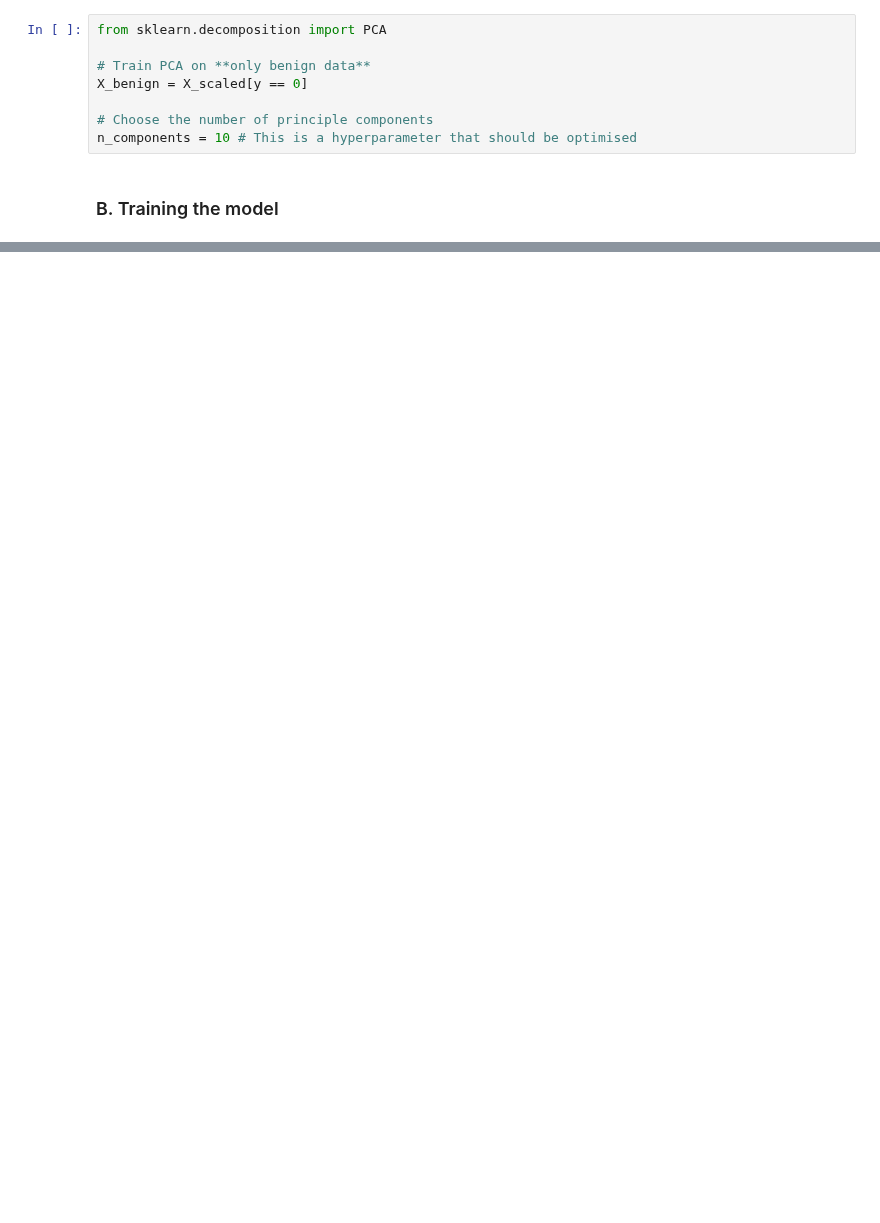
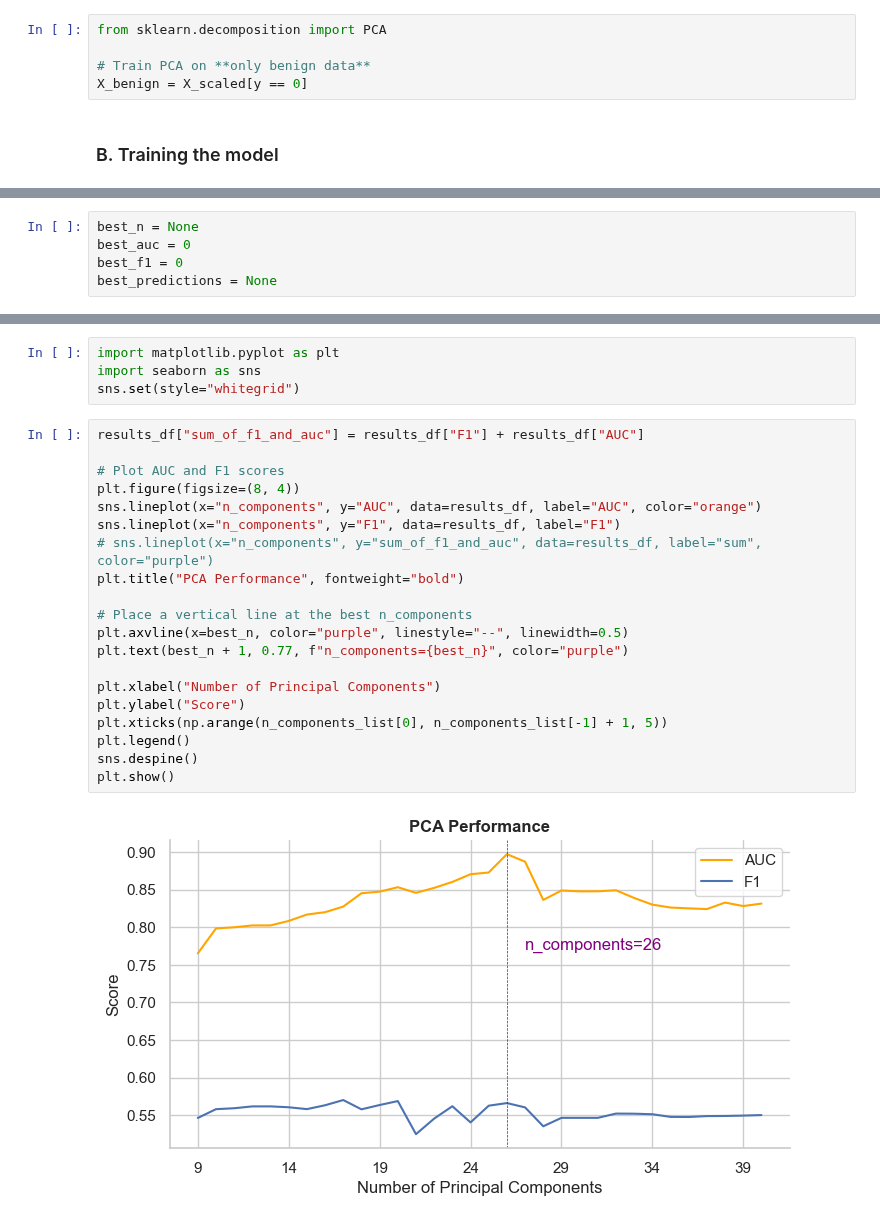
Before and after one commit to Harmxn02/CICIDS-IntrusionDetection, a Jupyter notebook: PCA.ipynb, the cells around one changed output, grey strips where cells are left out. Drawn from its saved outputs; the diff is of its cells as text; blank space fills up the shorter version.

Commit message:
PCA: Met hyperparameter tuning

```diff
--- a/PCA.ipynb
+++ b/PCA.ipynb
@@ -157,8 +151,5 @@ from sklearn.decomposition import PCA
 
 # Train PCA on **only benign data**
 X_benign = X_scaled[y == 0]
-
-# Choose the number of principle components
-n_components = 10 # This is a hyperparameter that should be optimised
 # %% [markdown]
 ### B. Training the model
@@ -203,0 +158,5 @@ weighted avg       0.84      0.85      0.84   2827876
+# %%
+best_n = None
+best_auc = 0
+best_f1 = 0
+best_predictions = None
@@ -203,0 +225,26 @@ weighted avg       0.84      0.85      0.84   2827876
+# %%
+import matplotlib.pyplot as plt
+import seaborn as sns
+sns.set(style="whitegrid")
+# %%
+results_df["sum_of_f1_and_auc"] = results_df["F1"] + results_df["AUC"]
+
+# Plot AUC and F1 scores
+plt.figure(figsize=(8, 4))
+sns.lineplot(x="n_components", y="AUC", data=results_df, label="AUC", color="orange")
+sns.lineplot(x="n_components", y="F1", data=results_df, label="F1")
+# sns.lineplot(x="n_components", y="sum_of_f1_and_auc", data=results_df, label="sum", color="purple")
+plt.title("PCA Performance", fontweight="bold")
+
+# Place a vertical line at the best n_components
+plt.axvline(x=best_n, color="purple", linestyle="--", linewidth=0.5)
+plt.text(best_n + 1, 0.77, f"n_components={best_n}", color="purple")
+
+plt.xlabel("Number of Principal Components")
+plt.ylabel("Score")
+plt.xticks(np.arange(n_components_list[0], n_components_list[-1] + 1, 5))
+plt.legend()
+sns.despine()
+plt.show()
+# %% [output]
+[figure, added]
```
Also changed, not shown: parts of 20 cells of this notebook.
